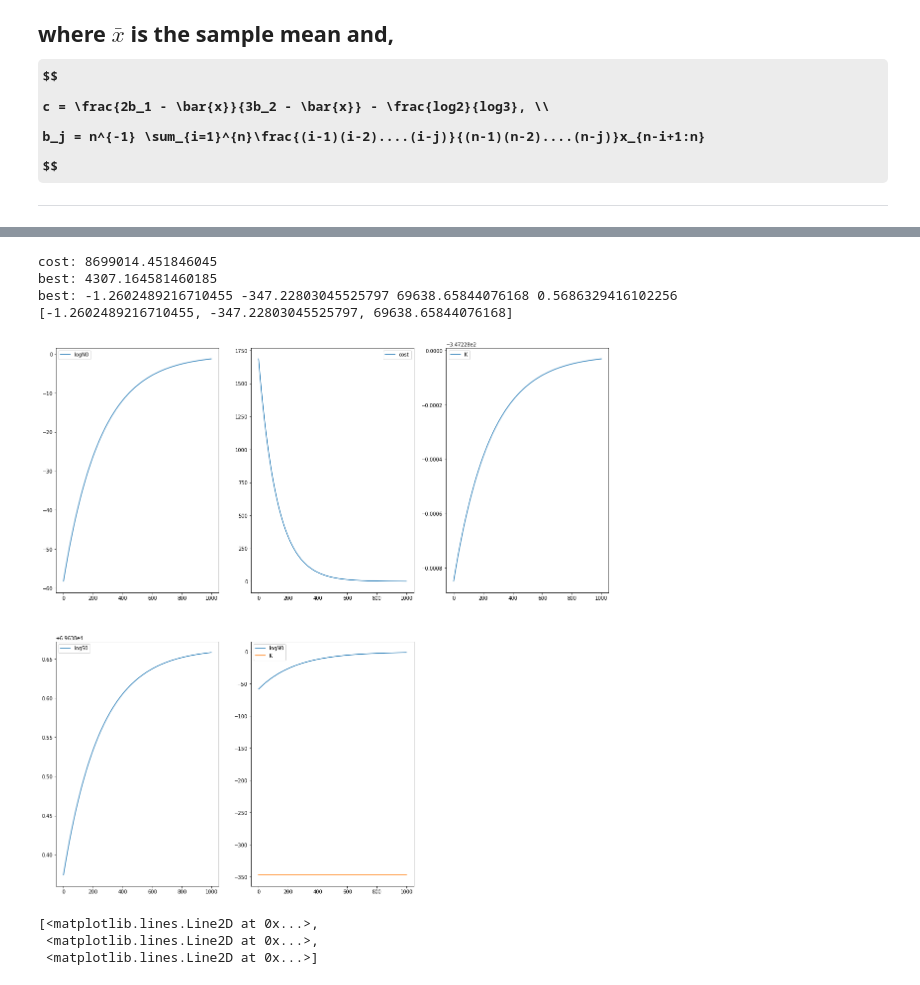
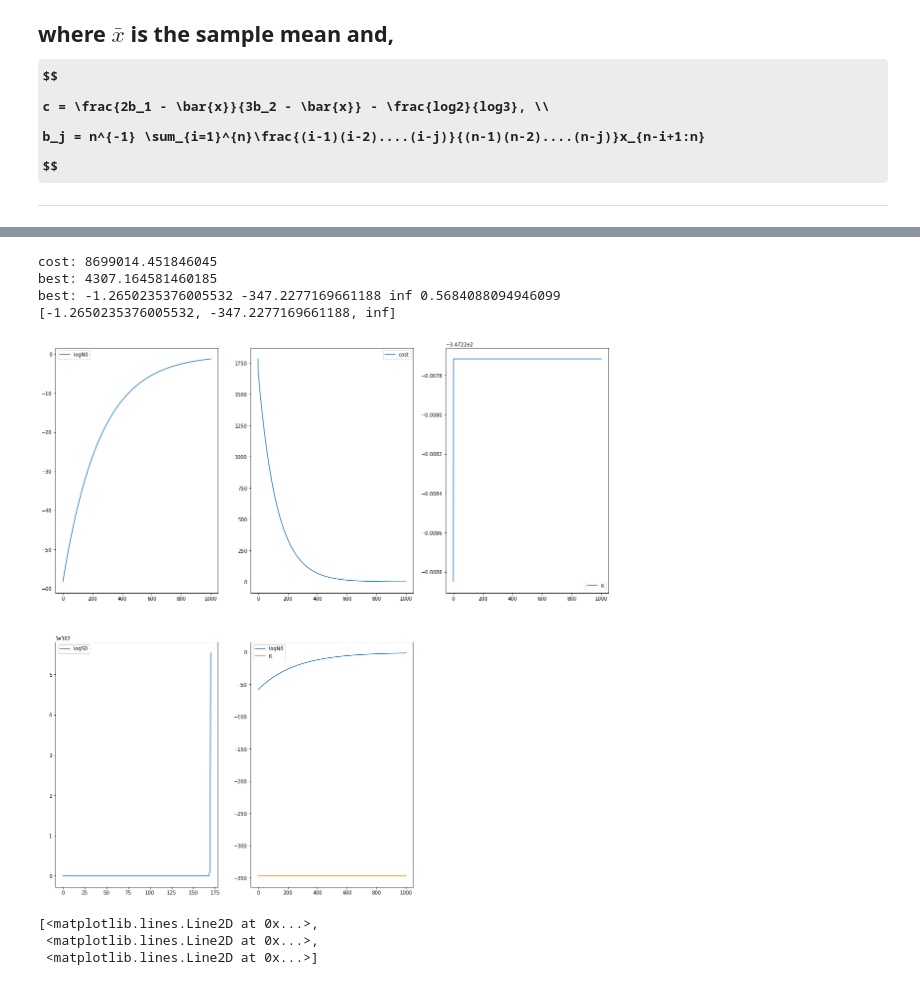
Before and after one commit to arpitvaghela/Fatigue-and-Fracture-Modeling-using-Probability, a Jupyter notebook: parameter_predic.ipynb, the cells around one changed output, grey strips where cells are left out. Cells and saved outputs as stored; diff of their text form; code cells hidden in the pictures; some formulas as TeX source.

```diff
--- a/parameter_predic.ipynb
+++ b/parameter_predic.ipynb
@@ -248,7 +313,7 @@ print('best:',cal_cost(-20.7843,19.731,-1.10607,Nf_logged,stress_logged))
 def predict(a,b,c,X,Y,learning_rate):
     a_dash = (-2)*(Y - (a - (b*(1/(X-c)))))
     b_dash = 2*(Y-(a-((b/(X-c)))))*(1/(X-c))
-    c_dash = -2*(Y-(a-((b/(X-c)))))*(b/(X-c))
+    c_dash = -(2*b)*(Y-(a-((b/(X-c)))))*(X-c)
 #     print(a_dash)
     a_new = a - learning_rate*(1/X.size)*(a_dash.sum())
     b_new = b - learning_rate*(1/X.size)*(b_dash.sum())
@@ -267,36 +332,36 @@ def gradient_descent(a,b,c,X,Y,alpha=0.002,iterations=1000):
 
 theta,theta_history,cost_history = gradient_descent(-57.4173,142.27,-2.62708,Nf_logged,stress_logged)
 print('best:',theta[0],theta[1],theta[2],cal_cost(theta[0],theta[1],theta[2],Nf_logged,stress_logged))
 print(theta)
 plt.figure(figsize=(20,20))
 plt.subplot(232)
 plt.plot(cost_history,label='cost')
 plt.legend()
 
 plt.subplot(231)
 plt.plot(theta_history[:,0],label='logN0')
 
 
 # plt.plot(np.arange(1,1001),heta_history[:,2],label='log(stress)')
 plt.legend()
 plt.subplot(233)
 plt.plot(theta_history[:,1],label='K')
 plt.legend()
 plt.subplot(234)
 plt.plot(theta_history[:,2],label='logS0')
 plt.legend()
 plt.subplot(235)
 plt.plot(theta_history[:,0],label='logN0')
 plt.plot(theta_history[:,1],label='K')
 # plt.plot(theta_history[:,2],label='logS0')
 plt.legend()
 plt.show()
 # %% [output]
 cost: 8699014.451846045
 best: 4307.164581460185
-best: -1.2602489216710455 -347.22803045525797 69638.65844076168 0.5686329416102256
-[-1.2602489216710455, -347.22803045525797, 69638.65844076168]
+best: -1.2650235376005532 -347.2277169661188 inf 0.5684088094946099
+[-1.2650235376005532, -347.2277169661188, inf]
-[figure, old version]
+[figure, new version]
 # %%
 theta_history[-1][1]
 plt.plot(theta_history)
```
Also changed, not shown: parts of 6 cells of this notebook, 1 other file.
